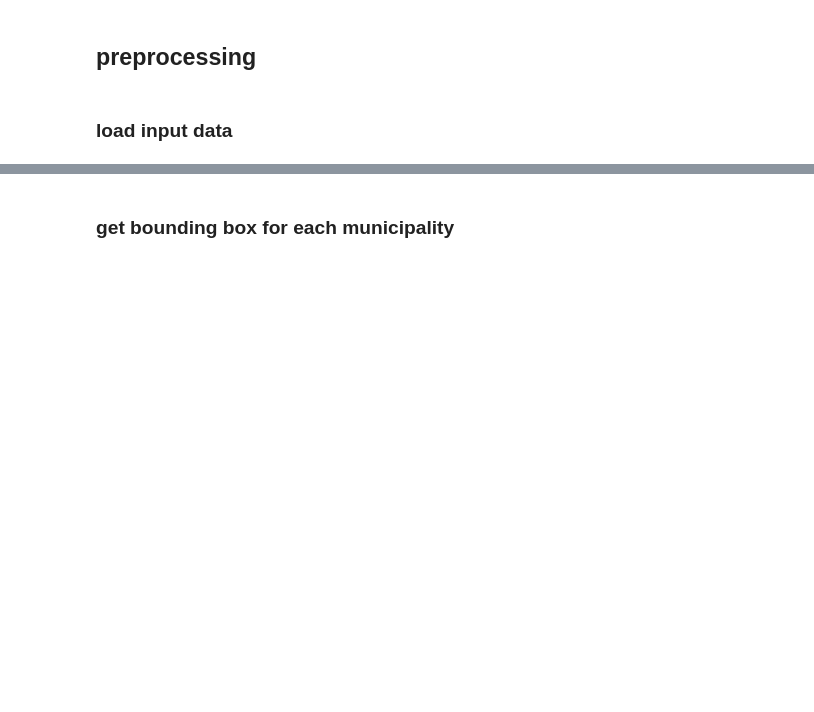
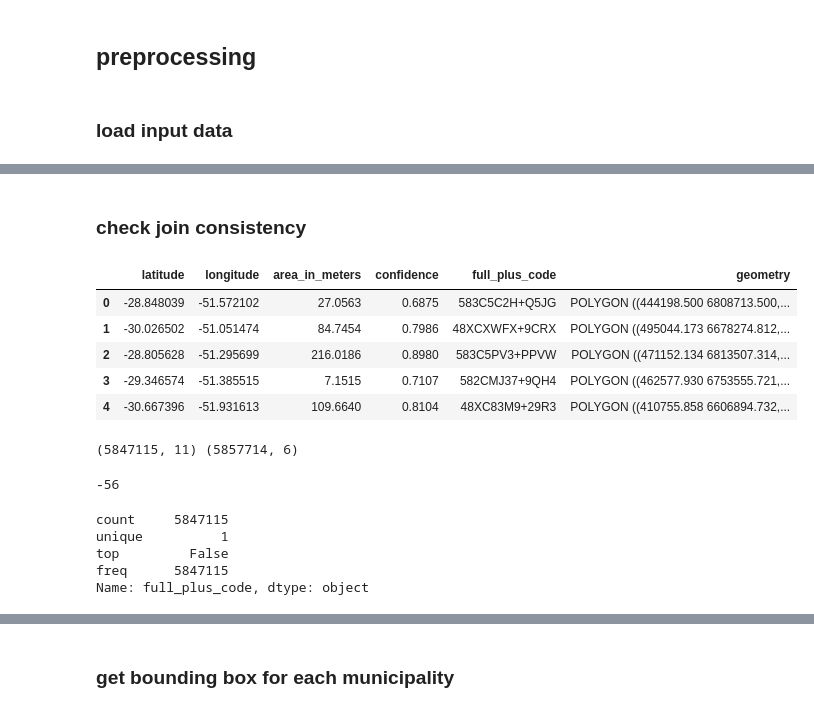
Before and after one commit to alexandrepereiraarq/rs_floods_2024, a Jupyter notebook: notebooks/02_RSFL24_building_select.ipynb, the cells around one changed output, grey strips where cells are left out. Drawn from its saved outputs; the diff is of its cells as text; code cells hidden in the pictures; blank space fills up the shorter version.

```diff
--- a/notebooks/02_RSFL24_building_select.ipynb
+++ b/notebooks/02_RSFL24_building_select.ipynb
@@ -71,9 +71,10 @@ mun_gdf = gpd.read_file(mun_path/mun_file)
 mun_gdf = mun_gdf[(mun_gdf['NM_MUN']!='Lagoa dos Patos')]
 
 #import building footprints
-foot_path = Path('d:/dropbox/PostDoc/02 colab and other/24 05 RS Floods/UFRGS/DADOS/Zenodo/V05')
+foot_path = Path('../../../Dropbox/x/PostDoc/02 colab and other/24 05 RS Floods/UFRGS/DADOS/Zenodo/V05/')
 foot_file = 'insumos_googlebuildings_edificacoes_rhguaiba.gpkg'
 foot_gdf = gpd.read_file(foot_path/foot_file, layer = 'rhguaiba_google_buildings')
+foot_gdf.to_crs(flood_gdf.crs, inplace=True)
 
-print('Flood CRS:', flood_gdf.crs,', Municipality CRS:', mun_gdf.crs)
+print('Flood CRS:', flood_gdf.crs,', Municipality CRS:', mun_gdf.crs, 'Buildings CRS:', foot_gdf.crs)
 # %% [output]
@@ -90,0 +82,2 @@ flood_gdf.explore("Id", legend=False)
+# %%
+foot_gdf.to_crs(flood_gdf.crs, inplace=True)
@@ -109,0 +91,15 @@ affected_mun
+# %% [markdown]
+### check join consistency
+# %%
+foot_gdf.head()
+# %% [output]
+|  | latitude | longitude | area_in_meters | confidence | full_plus_code | geometry |
+| 0 | -28.848039 | -51.572102 | 27.0563 | 0.6875 | 583C5C2H+Q5JG | POLYGON ((444198.500 6808713.500,... |
+| 1 | -30.026502 | -51.051474 | 84.7454 | 0.7986 | 48XCXWFX+9CRX | POLYGON ((495044.173 6678274.812,... |
+| 2 | -28.805628 | -51.295699 | 216.0186 | 0.8980 | 583C5PV3+PPVW | POLYGON ((471152.134 6813507.314,... |
+| 3 | -29.346574 | -51.385515 | 7.1515 | 0.7107 | 582CMJ37+9QH4 | POLYGON ((462577.930 6753555.721,... |
+| 4 | -30.667396 | -51.931613 | 109.6640 | 0.8104 | 48XC83M9+29R3 | POLYGON ((410755.858 6606894.732,... |
+# %%
+print(join_gdf.shape, foot_gdf.shape)
+# %% [output]
+(5847115, 11) (5857714, 6)
@@ -109,0 +108,12 @@ affected_mun
+# %%
+foot_len - foot_gdf.shape[0] # full_plus_code is not unique, but repeats in exceptional cases
+# %% [output]
+-56
+# %%
+join_gdf.full_plus_code.isna().describe() # there are no NA values in the full_plus_code in the joined df, though
+# %% [output]
+count     5847115
+unique          1
+top         False
+freq      5847115
+Name: full_plus_code, dtype: object
```
Also changed, not shown: parts of 10 cells of this notebook.
